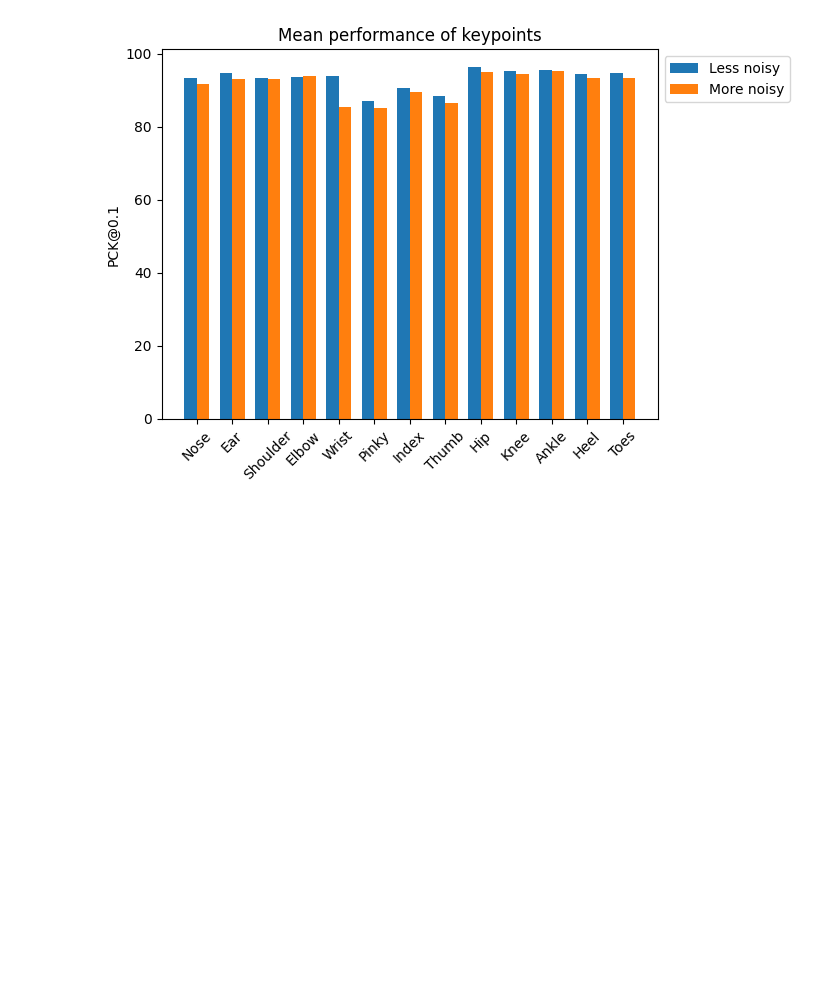
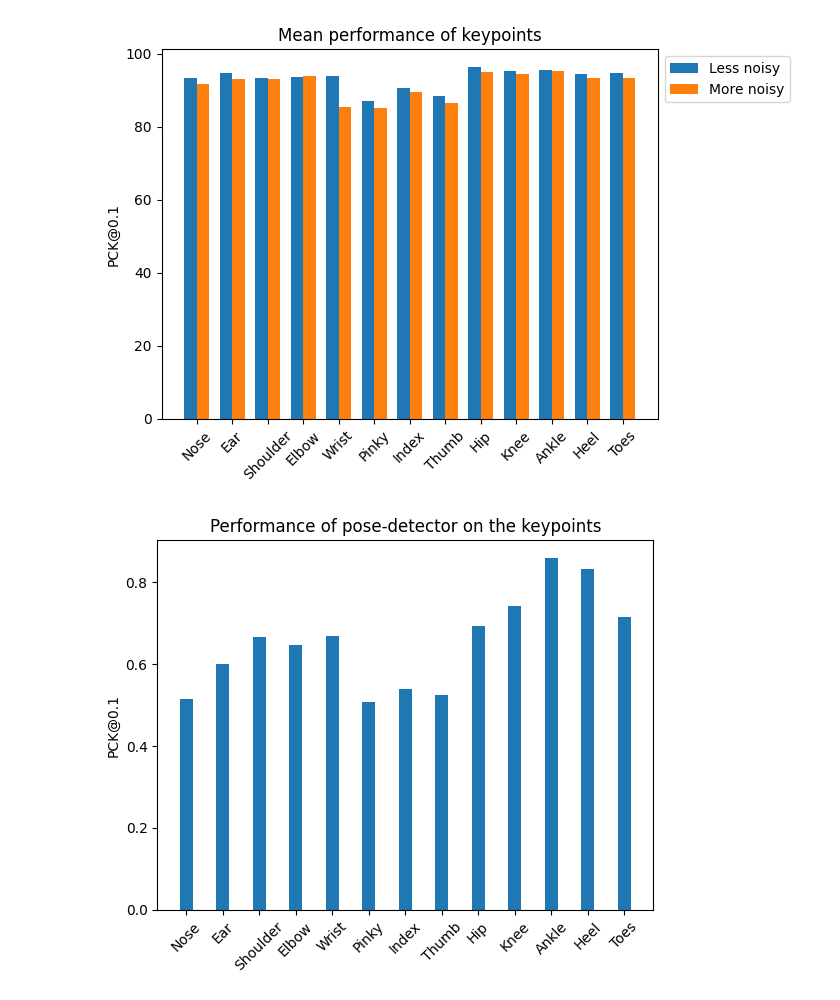
Before and after one commit to AndreOskarAndersen/master_thesis, a Jupyter notebook: presentation/plot_creator.ipynb, the cells around one changed output. Saved outputs shown, nothing was run; the diff lists cells and outputs as text; code cells hidden in the pictures; blank space fills up the shorter version.

```diff
--- a/presentation/plot_creator.ipynb
+++ b/presentation/plot_creator.ipynb
@@ -26,3 +26,39 @@ plt.savefig("./entities/kpts.pdf", bbox_inches = "tight")
 plt.show()
 # %% [output]
 [figure]
+# %%
+keypoints = ["Nose", "Ear", "Shoulder", "Elbow", "Wrist", "Pinky", "Index", "Thumb", "Hip", "Knee", "Ankle", "Heel", "Toes"]
+less_noisy = {
+            "Nose": 0.5146412037037037,
+            "Ear": 0.5991608796296296,
+            "Shoulder": 0.6649594907407407,
+            "Elbow": 0.6455729166666666,
+            "Wrist": 0.6678240740740741,
+            "Pinky": 0.5081597222222222,
+            "Index": 0.5377604166666667,
+            "Thumb": 0.5240162037037037,
+            "Hip": 0.693431712962963,
+            "Knee": 0.7421006944444445,
+            "Ankle": 0.8591724537037037,
+            "Heel": 0.8307291666666667,
+            "Foot": 0.7149305555555555
+        }
+
+ind = np.arange(len(keypoints))
+width = 0.35
+
+fig, ax  = plt.subplots()
+rects1 = ax.bar(ind, less_noisy.values(), width)
+
+ax.set_ylabel("PCK@0.1")
+ax.set_title("Performance of pose-detector on the keypoints")
+ax.set_xticks(ind)
+ax.set_xticklabels(keypoints)
+
+#fig.tight_layout()
+plt.xticks(rotation=45)
+
+plt.savefig("./entities/kpts_pose_detector.pdf", bbox_inches = "tight")
+plt.show()
+# %% [output]
+[figure, added]
```
Also changed, not shown: 9 other files.
